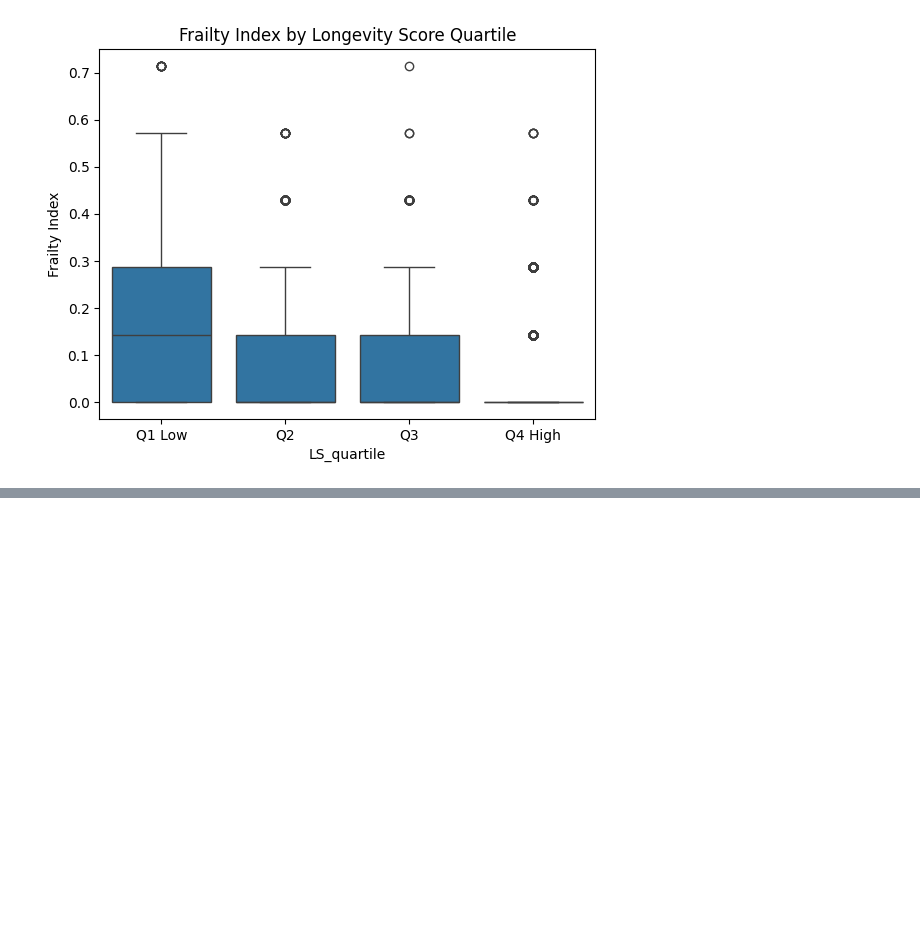
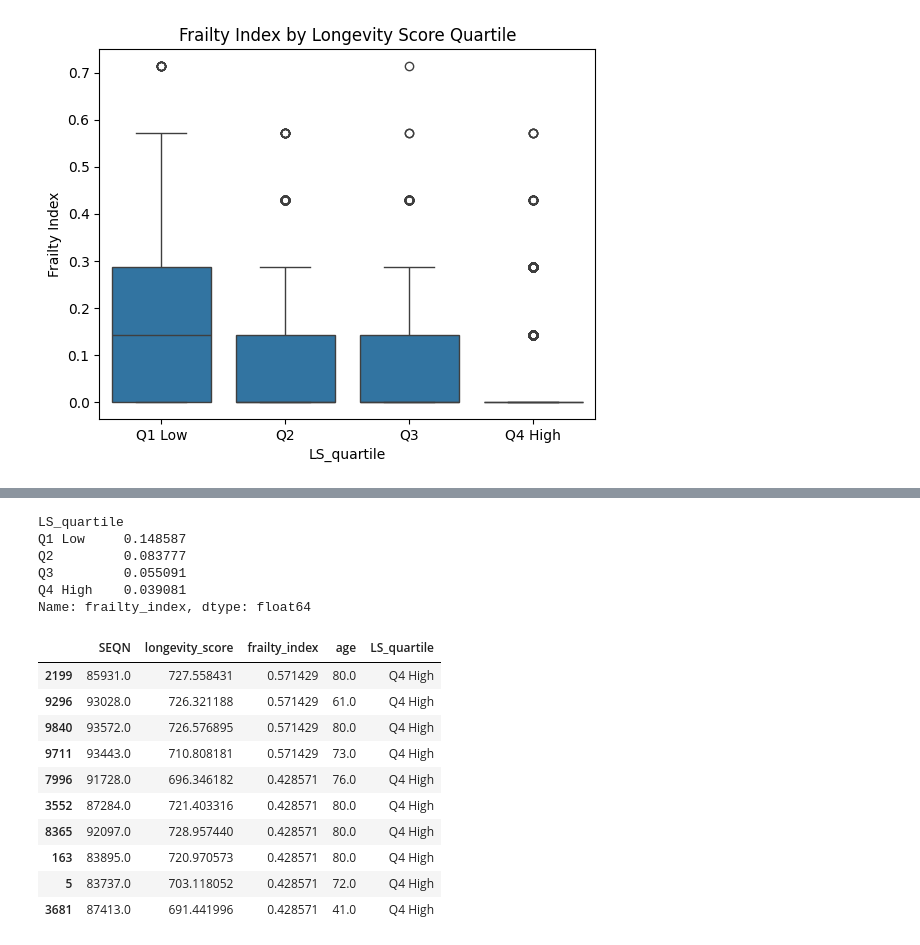
Before and after one commit to JACKMCDONNELL/quotient-health-NHANES, a Jupyter notebook: NHANES import final.ipynb, the cells around one changed output, grey strips where cells are left out. Saved outputs shown, nothing was run; the diff lists cells and outputs as text; code cells hidden in the pictures; blank space fills up the shorter version.

```diff
--- a/NHANES import final.ipynb
+++ b/NHANES import final.ipynb
@@ -1235,0 +1237,33 @@ q1_top
+# %%
+# Rebuild val
+val = df_val[["SEQN", "longevity_score", "frailty_index", "age"]].dropna()
+val["LS_quartile"] = pd.qcut(val["longevity_score"], 4,
+                             labels=["Q1 Low", "Q2", "Q3", "Q4 High"])
+
+print(val.groupby("LS_quartile")["frailty_index"].mean())
+
+# Re-check the "worst" Q4 cases
+q4_bad = (
+    val[val["LS_quartile"] == "Q4 High"]
+    .sort_values("frailty_index", ascending=False)
+    .head(10)
+)
+q4_bad
+# %% [output]
+LS_quartile
+Q1 Low     0.148587
+Q2         0.083777
+Q3         0.055091
+Q4 High    0.039081
+Name: frailty_index, dtype: float64
+|  | SEQN | longevity_score | frailty_index | age | LS_quartile |
+| 2199 | 85931.0 | 727.558431 | 0.571429 | 80.0 | Q4 High |
+| 9296 | 93028.0 | 726.321188 | 0.571429 | 61.0 | Q4 High |
+| 9840 | 93572.0 | 726.576895 | 0.571429 | 80.0 | Q4 High |
+| 9711 | 93443.0 | 710.808181 | 0.571429 | 73.0 | Q4 High |
+| 7996 | 91728.0 | 696.346182 | 0.428571 | 76.0 | Q4 High |
+| 3552 | 87284.0 | 721.403316 | 0.428571 | 80.0 | Q4 High |
+| 8365 | 92097.0 | 728.957440 | 0.428571 | 80.0 | Q4 High |
+| 163 | 83895.0 | 720.970573 | 0.428571 | 80.0 | Q4 High |
+| 5 | 83737.0 | 703.118052 | 0.428571 | 72.0 | Q4 High |
+| 3681 | 87413.0 | 691.441996 | 0.428571 | 41.0 | Q4 High |
```
Also changed, not shown: parts of 8 cells of this notebook, 10 other files.
